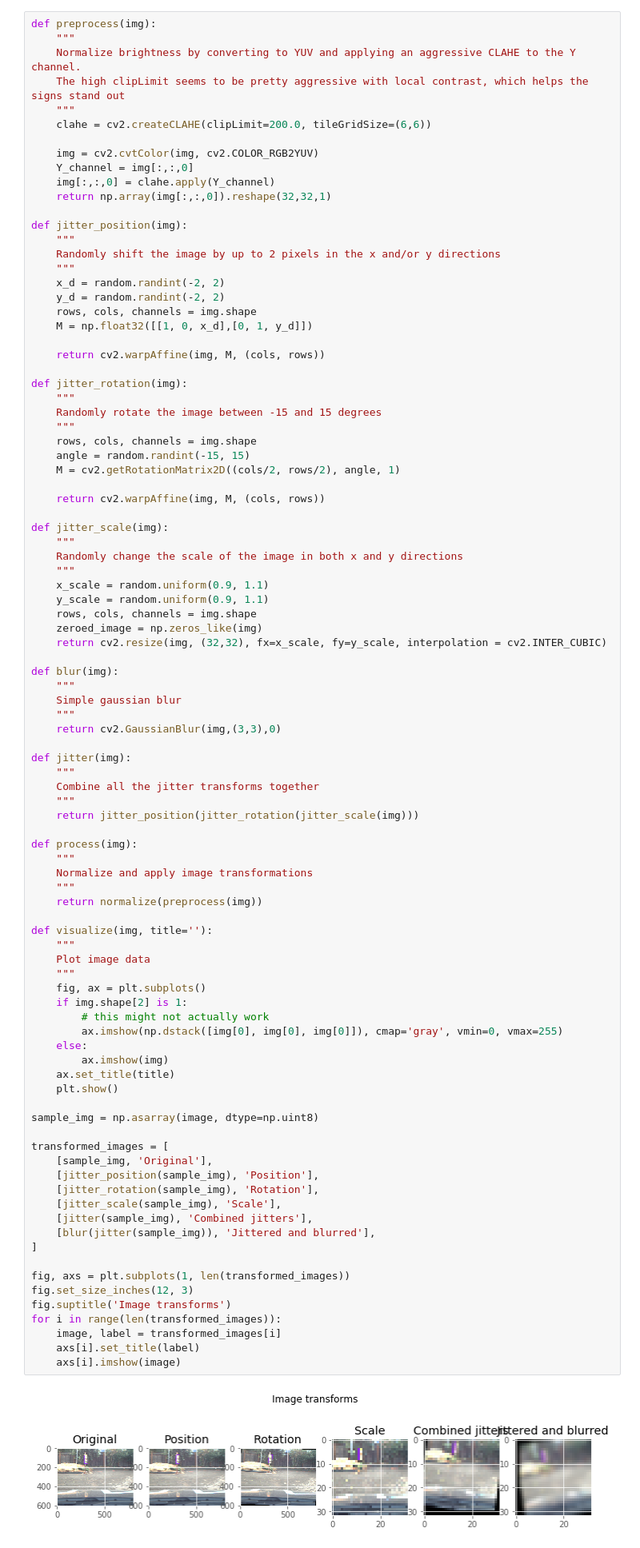
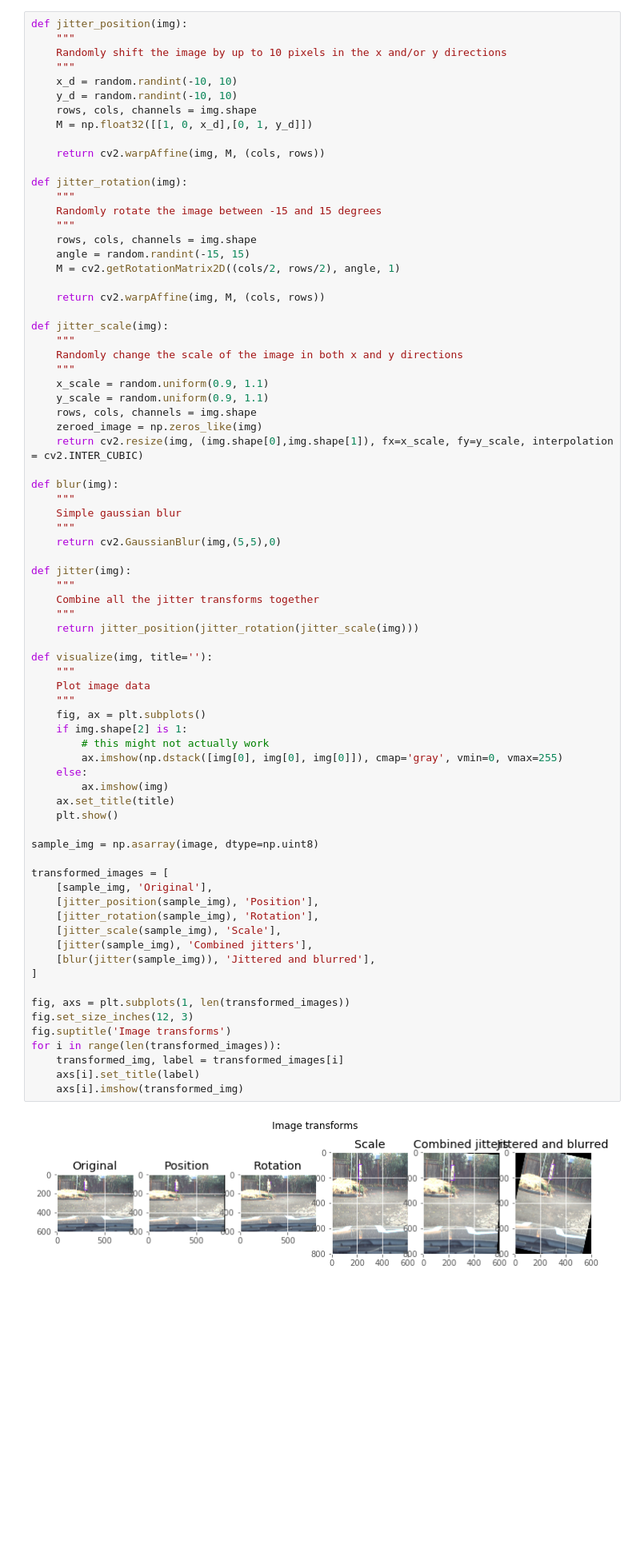
Before and after one commit to thegleb/CarND-Capstone, a Jupyter notebook: model-playground/CarND-capstone-model-playground.ipynb, the cells around one changed output. Shown at 80% size. Drawn from its saved outputs; the diff is of its cells as text; blank space fills up the shorter version.

```diff
--- a/model-playground/CarND-capstone-model-playground.ipynb
+++ b/model-playground/CarND-capstone-model-playground.ipynb
@@ -193,24 +193,12 @@ with tf.Session(graph=detection_graph) as sess:
 
 From [github](https://github.com/thegleb/CarND-Traffic-Sign-Classifier-Project). Originally used to process pretty small images; since our input images are bigger here, we probably should apply larger transforms.
 # %%
-def preprocess(img):
-    """
-    Normalize brightness by converting to YUV and applying an aggressive CLAHE to the Y channel.
-    The high clipLimit seems to be pretty aggressive with local contrast, which helps the signs stand out
-    """
-    clahe = cv2.createCLAHE(clipLimit=200.0, tileGridSize=(6,6))
-
-    img = cv2.cvtColor(img, cv2.COLOR_RGB2YUV)
-    Y_channel = img[:,:,0]
-    img[:,:,0] = clahe.apply(Y_channel)
-    return np.array(img[:,:,0]).reshape(32,32,1)
-
 def jitter_position(img):
     """
-    Randomly shift the image by up to 2 pixels in the x and/or y directions
+    Randomly shift the image by up to 10 pixels in the x and/or y directions
     """
-    x_d = random.randint(-2, 2)
-    y_d = random.randint(-2, 2)
+    x_d = random.randint(-10, 10)
+    y_d = random.randint(-10, 10)
     rows, cols, channels = img.shape
     M = np.float32([[1, 0, x_d],[0, 1, y_d]])
 
@@ -234,59 +222,53 @@ def jitter_scale(img):
     y_scale = random.uniform(0.9, 1.1)
     rows, cols, channels = img.shape
     zeroed_image = np.zeros_like(img)
-    return cv2.resize(img, (32,32), fx=x_scale, fy=y_scale, interpolation = cv2.INTER_CUBIC)
+    return cv2.resize(img, (img.shape[0],img.shape[1]), fx=x_scale, fy=y_scale, interpolation = cv2.INTER_CUBIC)
 
 def blur(img):
     """
     Simple gaussian blur
     """
-    return cv2.GaussianBlur(img,(3,3),0)
+    return cv2.GaussianBlur(img,(5,5),0)
 
 def jitter(img):
     """
     Combine all the jitter transforms together
     """
     return jitter_position(jitter_rotation(jitter_scale(img)))
-
-def process(img):
-    """
-    Normalize and apply image transformations
-    """
-    return normalize(preprocess(img))
 
 def visualize(img, title=''):
     """
     Plot image data
     """
     fig, ax = plt.subplots()
     if img.shape[2] is 1:
         # this might not actually work
         ax.imshow(np.dstack([img[0], img[0], img[0]]), cmap='gray', vmin=0, vmax=255)
     else:
         ax.imshow(img)
     ax.set_title(title)
     plt.show()
 
 sample_img = np.asarray(image, dtype=np.uint8)
 
 transformed_images = [
     [sample_img, 'Original'],
     [jitter_position(sample_img), 'Position'],
     [jitter_rotation(sample_img), 'Rotation'],
     [jitter_scale(sample_img), 'Scale'],
     [jitter(sample_img), 'Combined jitters'],
     [blur(jitter(sample_img)), 'Jittered and blurred'],
 ]
 
 fig, axs = plt.subplots(1, len(transformed_images))
 fig.set_size_inches(12, 3)
 fig.suptitle('Image transforms')
 for i in range(len(transformed_images)):
-    image, label = transformed_images[i]
+    transformed_img, label = transformed_images[i]
     axs[i].set_title(label)
-    axs[i].imshow(image)
+    axs[i].imshow(transformed_img)
 # %% [output]
-[figure, old version]
+[figure, new version]
 # %% [markdown]
 ## Timing Detection
 
```
